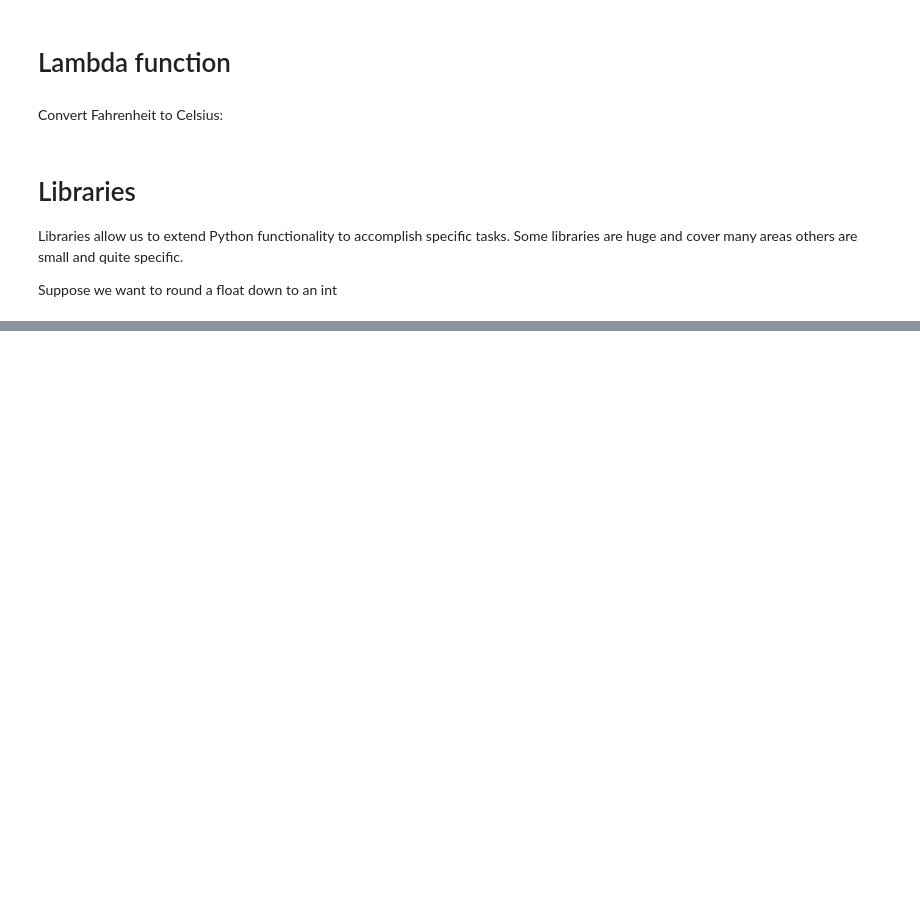
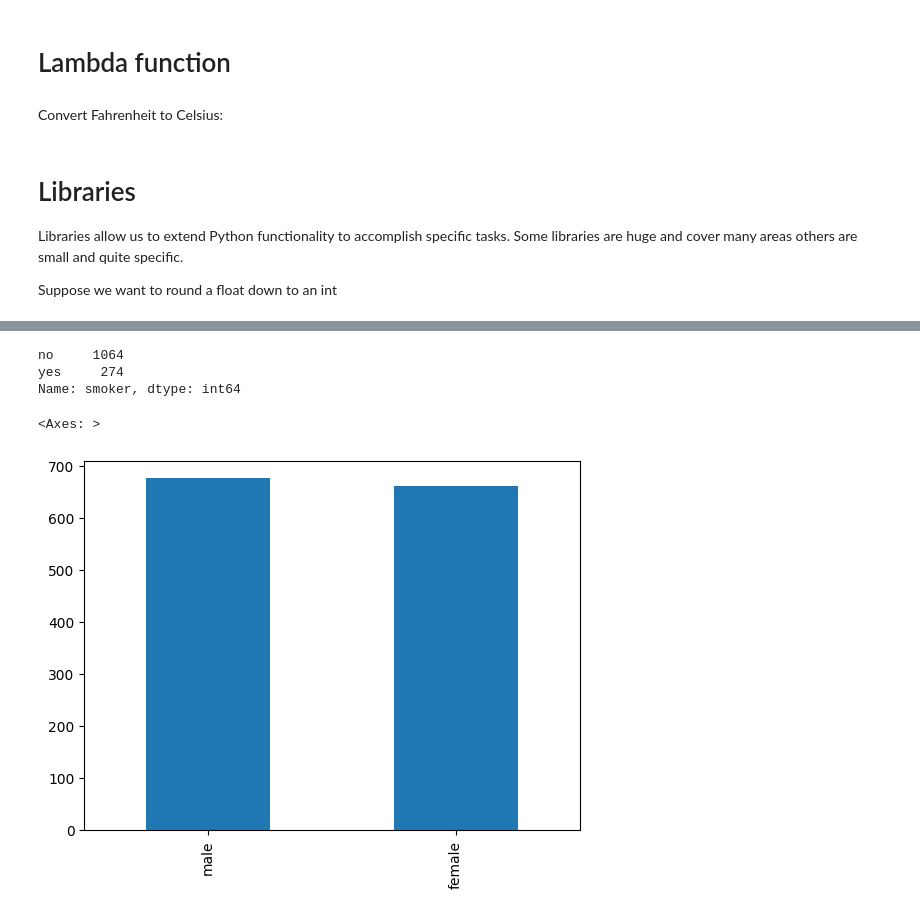
Before and after one commit to matthewpecsok/bootcamp, a Jupyter notebook: bootcamp.ipynb, the cells around one changed output, grey strips where cells are left out. Drawn from its saved outputs; the diff is of its cells as text; code cells hidden in the pictures; blank space fills up the shorter version.

```diff
--- a/bootcamp.ipynb
+++ b/bootcamp.ipynb
@@ -817,0 +822,2 @@ math.floor(3.2)
+# %%
+insurance_dataset = pd.read_csv("https://raw.githubusercontent.com/matthewpecsok/4482_fall_2022/main/data/insurance.csv")
@@ -817,0 +850,11 @@ math.floor(3.2)
+# %%
+insurance_dataset.smoker.value_counts()
+# %% [output]
+no     1064
+yes     274
+Name: smoker, dtype: int64
+# %%
+insurance_dataset.sex.value_counts().plot(kind="bar")
+# %% [output]
+<Axes: >
+[figure, added]
```
Also changed, not shown: parts of 5 cells of this notebook.
